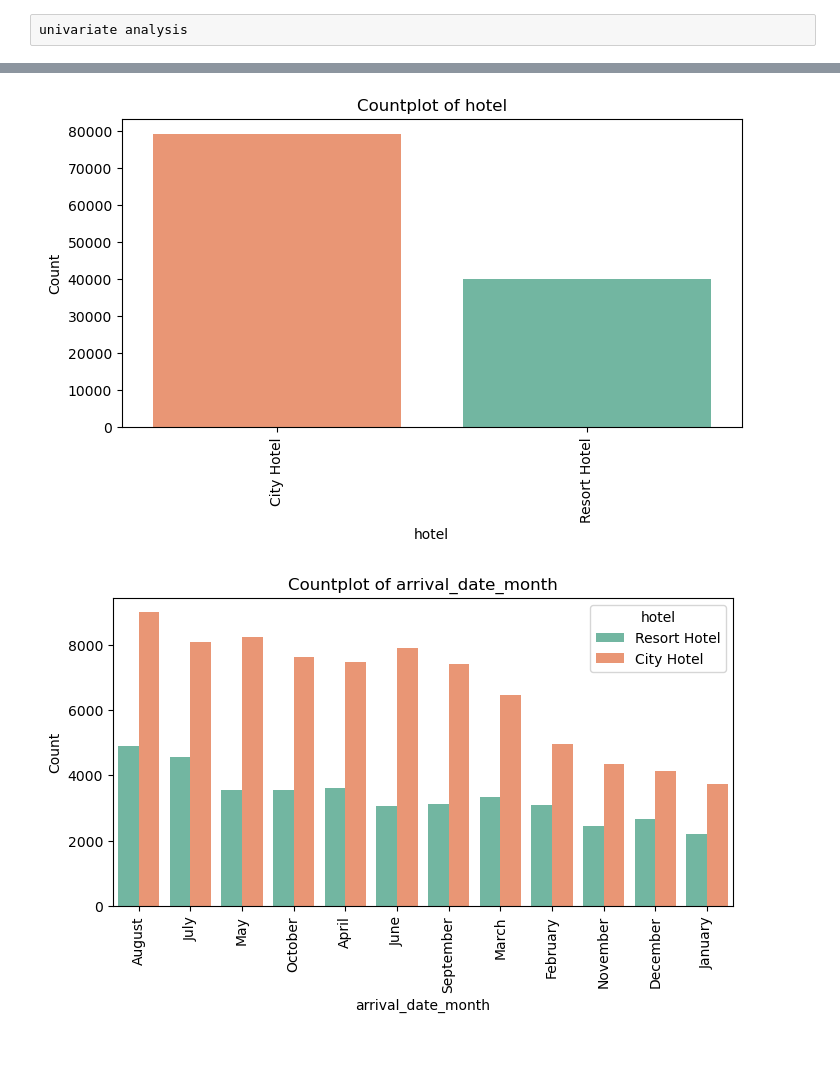
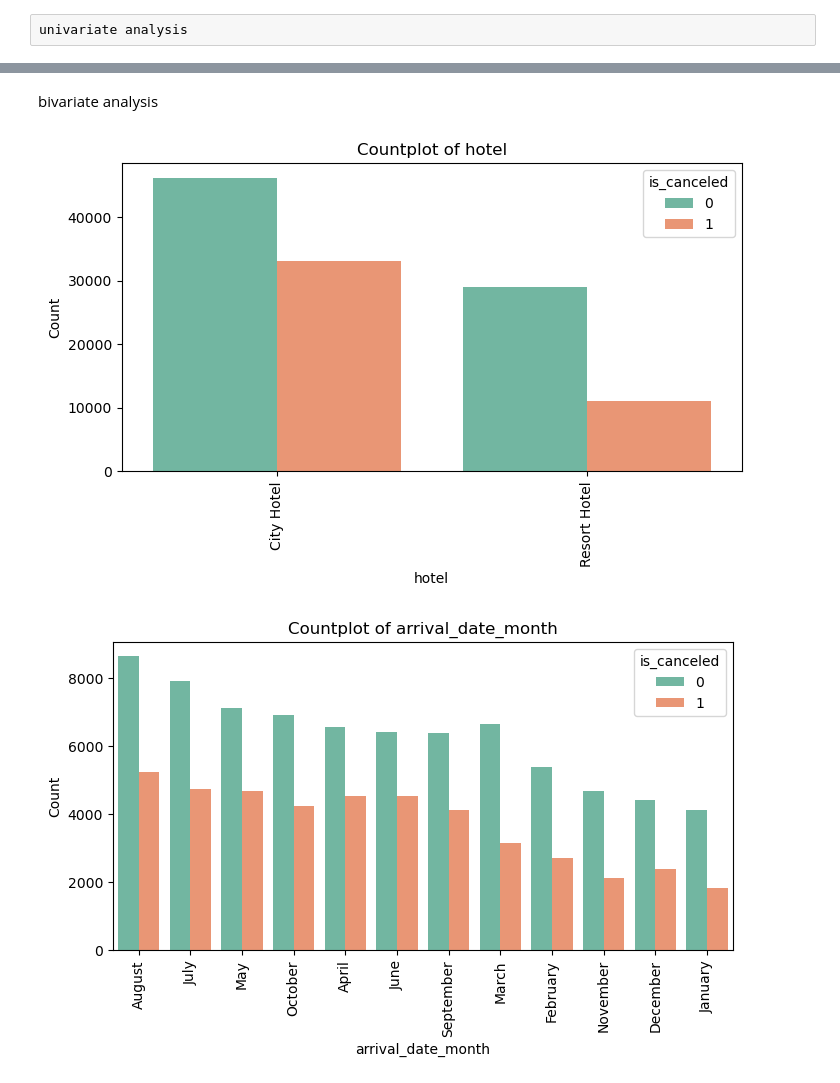
Before and after one commit to mohammed-fariz/project1, a Jupyter notebook: Hotel booking cancellation prediction/data collection.ipynb, the cells around one changed output, grey strips where cells are left out. Drawn from its saved outputs; the diff is of its cells as text; code cells hidden in the pictures; blank space fills up the shorter version.

```diff
--- a/Hotel booking cancellation prediction/data collection.ipynb
+++ b/Hotel booking cancellation prediction/data collection.ipynb
@@ -246,3 +246,18 @@ Text(0.5, 1.02, 'Boxplots of Numerical Features')
 [figure]
 # %% [raw]
 univariate analysis
+# %%
+categorical_cols = [
+    'hotel', 'arrival_date_month', 'meal', 'market_segment', 'distribution_channel',
+    'reserved_room_type', 'assigned_room_type', 'deposit_type', 'customer_type',
+    'reservation_status'
+]
+for col in categorical_cols:
+
+    plt.figure(figsize=(8, 4))
+    sns.countplot(data=df, x=col,order=df[col].value_counts().index)
+    plt.title(f"Countplot of {col}")
+
+    plt.xlabel(col)
+    plt.ylabel("Count")
+    plt.xticks(rotation=90)
@@ -248,0 +275,18 @@ univariate analysis
+# %%
+numerical_cols = [
+    'lead_time', 'stays_in_weekend_nights', 'stays_in_week_nights',
+    'adults', 'children', 'babies', 'previous_cancellations',
+    'previous_bookings_not_canceled', 'booking_changes',
+    'days_in_waiting_list', 'adr', 'required_car_parking_spaces',
+    'total_of_special_requests'
+]
+
+
+plt.figure(figsize=(18, 16))
+for i, col in enumerate(numerical_cols, 1):
+    plt.subplot(4, 4, i)
+    sns.kdeplot(x=df[col])
+    plt.title(col)
+    plt.tight_layout()
+
+plt.suptitle("Distibution  of Numerical Features", fontsize=16, y=1.02)
@@ -249,3 +296,5 @@ univariate analysis
+# %% [markdown]
+bivariate analysis
 # %%
 categorical_cols = ['hotel', 'arrival_date_month', 'meal', 'market_segment', 'distribution_channel',
                     'reserved_room_type', 'assigned_room_type', 'deposit_type', 'customer_type',
@@ -253,12 +302,12 @@ categorical_cols = ['hotel', 'arrival_date_month', 'meal', 'market_segment', 'di
 # %%
 for col in categorical_cols:
 
     plt.figure(figsize=(8, 4))
-    sns.countplot(data=df, x=col, palette="Set2",hue='hotel', order=df[col].value_counts().index)
+    sns.countplot(data=df, x=col, palette="Set2",hue='is_canceled', order=df[col].value_counts().index)
     plt.title(f"Countplot of {col}")
     plt.xlabel(col)
     plt.ylabel("Count")
     plt.xticks(rotation=90)
 # %% [output]
-[figure, old version]
+[figure, new version]
-[figure, old version]
+[figure, new version]
```
Also changed, not shown: parts of 7 cells of this notebook.
